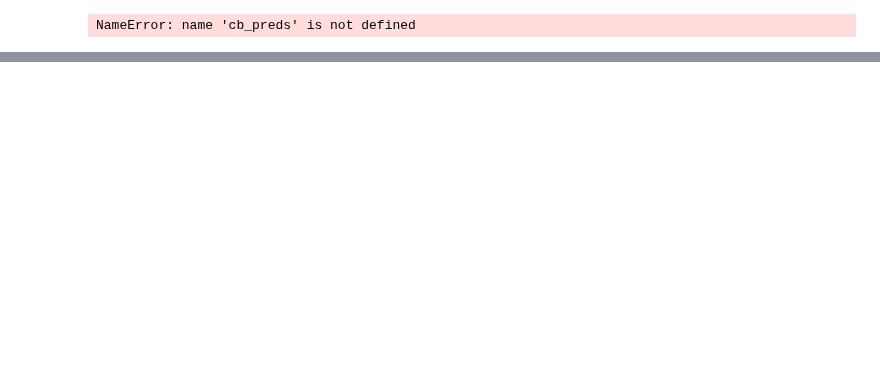
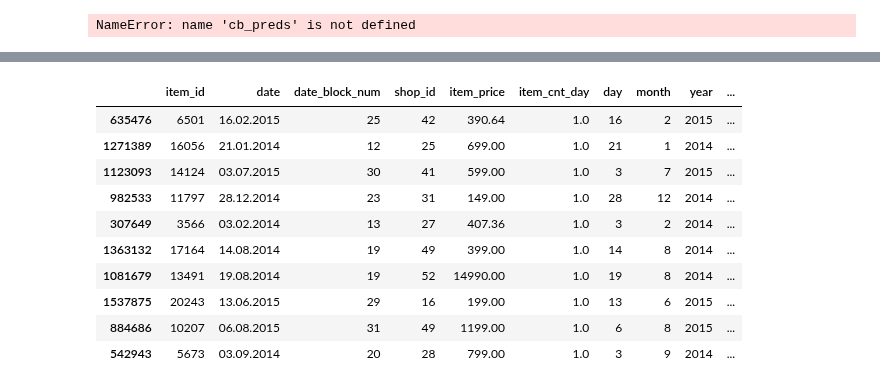
Before and after one commit to stehem/kaggle, a Jupyter notebook: coursera_aml_cds/goddamit4.ipynb, the cells around one changed output, grey strips where cells are left out. Cells and saved outputs as stored; diff of their text form; code cells hidden in the pictures; blank space fills up the shorter version.

```diff
--- a/coursera_aml_cds/goddamit4.ipynb
+++ b/coursera_aml_cds/goddamit4.ipynb
@@ -33,12 +33,38 @@ sales_train[['day','month', 'year']] = sales_train['date'].str.split('.', expand
 sales_train = sales_train[sales_train['year'] != 2013]
 sales_train = sales_train.set_index('item_id').join(items.set_index('item_id'))
 sales_train.reset_index(inplace=True)
+# %%
+# Якутск Орджоникидзе, 56
+sales_train.loc[sales_train.shop_id == 0, 'shop_id'] = 57
+test.loc[test.shop_id == 0, 'shop_id'] = 57
+# Якутск ТЦ "Центральный"
+sales_train.loc[sales_train.shop_id == 1, 'shop_id'] = 58
+test.loc[test.shop_id == 1, 'shop_id'] = 58
+# Жуковский ул. Чкалова 39м²
+sales_train.loc[sales_train.shop_id == 10, 'shop_id'] = 11
+test.loc[test.shop_id == 10, 'shop_id'] = 11
 # %%
 sums = sales_train.groupby('item_id')['item_cnt_day'].sum().reset_index().rename(columns={"item_cnt_day":"item_total_sales"}).sort_values(by='item_total_sales')
 
 ids_reject = sums[(sums['item_total_sales'] > 0) & (sums['item_total_sales'] < 1000)]['item_id'].unique()
 
 #sums.groupby(pd.cut(sums["item_total_sales"], np.arange(0, 16000, 1000))).count()#.cumsum()
+# %%
+def get_number_of_days_since_start(day,month, year):
+    days = 0
+    if year == 2015:
+        days = 365
+    def is_even(num):
+        return num % 2 == 0
+    half_of_month = int(month/2)
+    even = (30*half_of_month) + (31*half_of_month)
+    if is_even(month):
+        days = days + even - 30 - day
+    else:
+        days = days + even + day
+    return days
+
+sales_train['item_days_since_start'] = pd.to_numeric(sales_train.apply(lambda row: get_number_of_days_since_start(row['day'],row['month'], row['year']),axis=1), downcast='unsigned')
 # %%
 train_item_ids = sales_train['item_id'].unique()
 train_item_ids = np.setdiff1d(train_item_ids, ids_reject)
@@ -887,0 +913,14 @@ Name: shop_item_share_of_shop_units, Length: 17054, dtype: float32
+# %%
+sales_train.sample(10)
+# %% [output]
+|  | item_id | date | date_block_num | shop_id | item_price | item_cnt_day | day | month | year | ... |
+| 635476 | 6501 | 16.02.2015 | 25 | 42 | 390.64 | 1.0 | 16 | 2 | 2015 | ... |
+| 1271389 | 16056 | 21.01.2014 | 12 | 25 | 699.00 | 1.0 | 21 | 1 | 2014 | ... |
+| 1123093 | 14124 | 03.07.2015 | 30 | 41 | 599.00 | 1.0 | 3 | 7 | 2015 | ... |
+| 982533 | 11797 | 28.12.2014 | 23 | 31 | 149.00 | 1.0 | 28 | 12 | 2014 | ... |
+| 307649 | 3566 | 03.02.2014 | 13 | 27 | 407.36 | 1.0 | 3 | 2 | 2014 | ... |
+| 1363132 | 17164 | 14.08.2014 | 19 | 49 | 399.00 | 1.0 | 14 | 8 | 2014 | ... |
+| 1081679 | 13491 | 19.08.2014 | 19 | 52 | 14990.00 | 1.0 | 19 | 8 | 2014 | ... |
+| 1537875 | 20243 | 13.06.2015 | 29 | 16 | 199.00 | 1.0 | 13 | 6 | 2015 | ... |
+| 884686 | 10207 | 06.08.2015 | 31 | 49 | 1199.00 | 1.0 | 6 | 8 | 2015 | ... |
+| 542943 | 5673 | 03.09.2014 | 20 | 28 | 799.00 | 1.0 | 3 | 9 | 2014 | ... |
```
Also changed, not shown: parts of 20 cells of this notebook.
